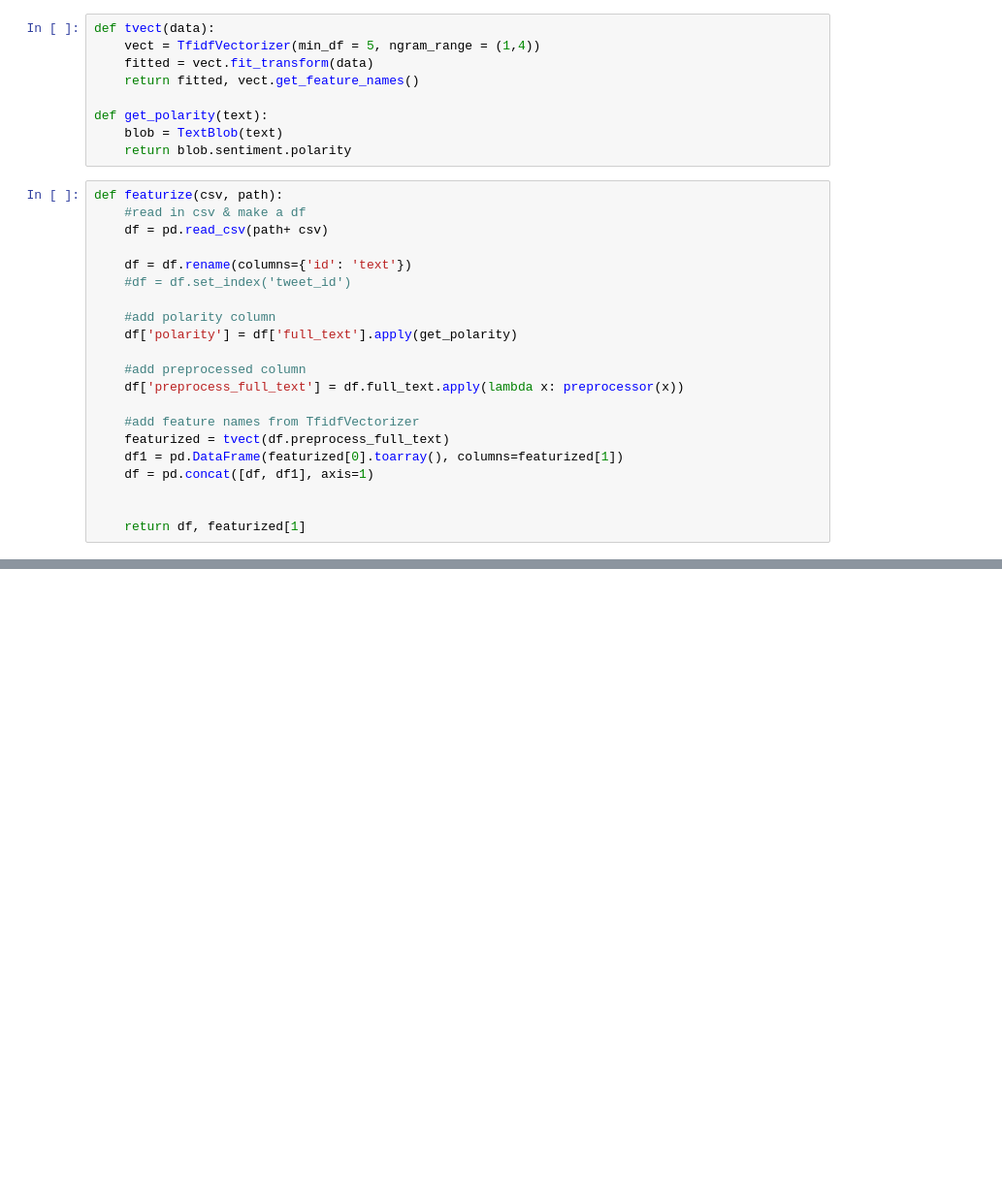
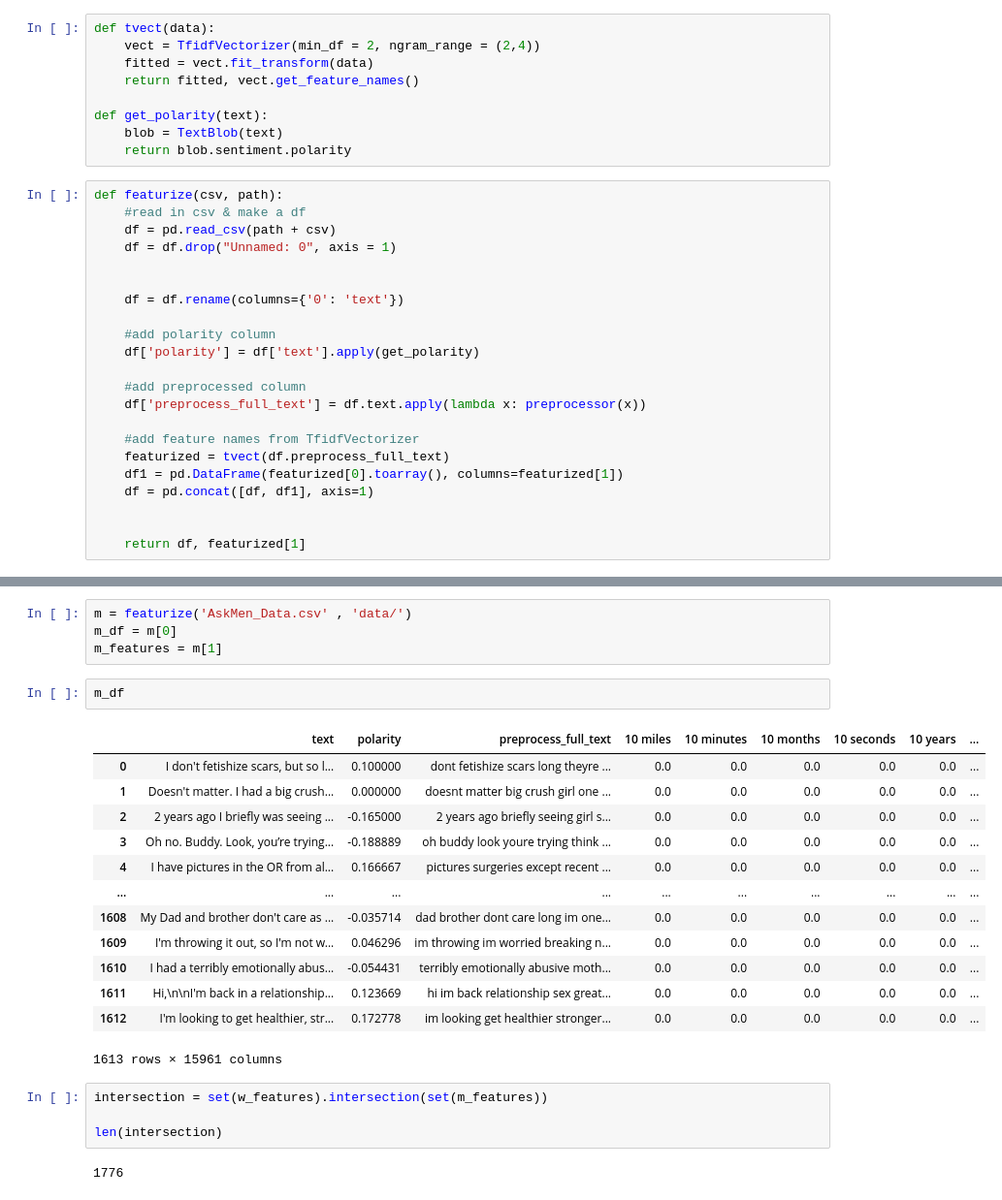
Before and after one commit to kashkambath/cvd-reddit-nlp-analysis, a Jupyter notebook: Data_Processing.ipynb, the cells around one changed output, grey strips where cells are left out. Shown at 97% size. Drawn from its saved outputs; the diff is of its cells as text; blank space fills up the shorter version.

Commit message:
featurized datasets

```diff
--- a/Data_Processing.ipynb
+++ b/Data_Processing.ipynb
@@ -53,7 +68,7 @@ def preprocessor(data):
     return data
 # %%
 def tvect(data):
-    vect = TfidfVectorizer(min_df = 5, ngram_range = (1,4))
+    vect = TfidfVectorizer(min_df = 2, ngram_range = (2,4))
     fitted = vect.fit_transform(data)
     return fitted, vect.get_feature_names()
 
@@ -63,16 +78,17 @@ def get_polarity(text):
 # %%
 def featurize(csv, path):
     #read in csv & make a df
-    df = pd.read_csv(path+ csv)
+    df = pd.read_csv(path + csv)
+    df = df.drop("Unnamed: 0", axis = 1)
 
-    df = df.rename(columns={'id': 'text'})
-    #df = df.set_index('tweet_id')
+
+    df = df.rename(columns={'0': 'text'})
 
     #add polarity column
-    df['polarity'] = df['full_text'].apply(get_polarity)
+    df['polarity'] = df['text'].apply(get_polarity)
 
     #add preprocessed column
-    df['preprocess_full_text'] = df.full_text.apply(lambda x: preprocessor(x))
+    df['preprocess_full_text'] = df.text.apply(lambda x: preprocessor(x))
 
     #add feature names from TfidfVectorizer
     featurized = tvect(df.preprocess_full_text)
@@ -83,0 +120,26 @@ def featurize(csv, path):
+# %%
+m = featurize('AskMen_Data.csv' , 'data/')
+m_df = m[0]
+m_features = m[1]
+# %%
+m_df
+# %% [output]
+|  | text | polarity | preprocess_full_text | 10 miles | 10 minutes | 10 months | 10 seconds | 10 years | ... |
+| 0 | I don't fetishize scars, but so l... | 0.100000 | dont fetishize scars long theyre ... | 0.0 | 0.0 | 0.0 | 0.0 | 0.0 | ... |
+| 1 | Doesn't matter. I had a big crush... | 0.000000 | doesnt matter big crush girl one ... | 0.0 | 0.0 | 0.0 | 0.0 | 0.0 | ... |
+| 2 | 2 years ago I briefly was seeing ... | -0.165000 | 2 years ago briefly seeing girl s... | 0.0 | 0.0 | 0.0 | 0.0 | 0.0 | ... |
+| 3 | Oh no. Buddy. Look, you’re trying... | -0.188889 | oh buddy look youre trying think ... | 0.0 | 0.0 | 0.0 | 0.0 | 0.0 | ... |
+| 4 | I have pictures in the OR from al... | 0.166667 | pictures surgeries except recent ... | 0.0 | 0.0 | 0.0 | 0.0 | 0.0 | ... |
+| ... | ... | ... | ... | ... | ... | ... | ... | ... | ... |
+| 1608 | My Dad and brother don't care as ... | -0.035714 | dad brother dont care long im one... | 0.0 | 0.0 | 0.0 | 0.0 | 0.0 | ... |
+| 1609 | I'm throwing it out, so I'm not w... | 0.046296 | im throwing im worried breaking n... | 0.0 | 0.0 | 0.0 | 0.0 | 0.0 | ... |
+| 1610 | I had a terribly emotionally abus... | -0.054431 | terribly emotionally abusive moth... | 0.0 | 0.0 | 0.0 | 0.0 | 0.0 | ... |
+| 1611 | Hi,\n\nI'm back in a relationship... | 0.123669 | hi im back relationship sex great... | 0.0 | 0.0 | 0.0 | 0.0 | 0.0 | ... |
+| 1612 | I'm looking to get healthier, str... | 0.172778 | im looking get healthier stronger... | 0.0 | 0.0 | 0.0 | 0.0 | 0.0 | ... |
+1613 rows × 15961 columns
+# %%
+intersection = set(w_features).intersection(set(m_features))
+
+len(intersection)
+# %% [output]
+1776
```
Also changed, not shown: parts of 5 cells of this notebook.
